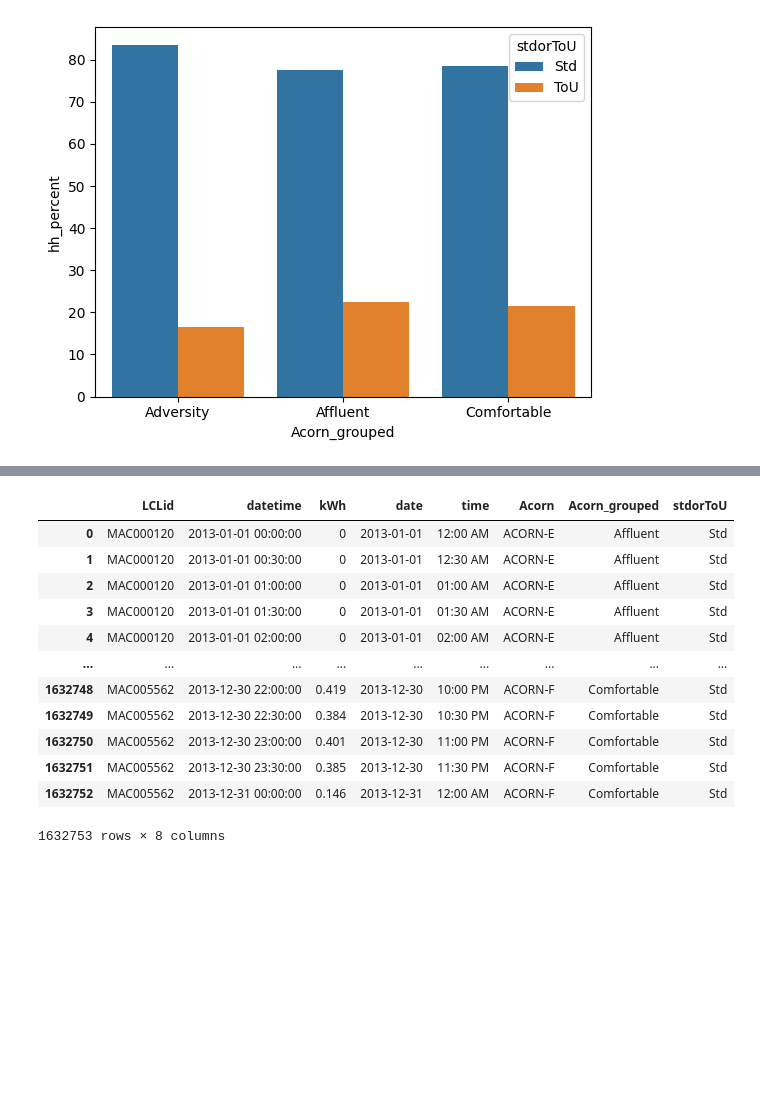
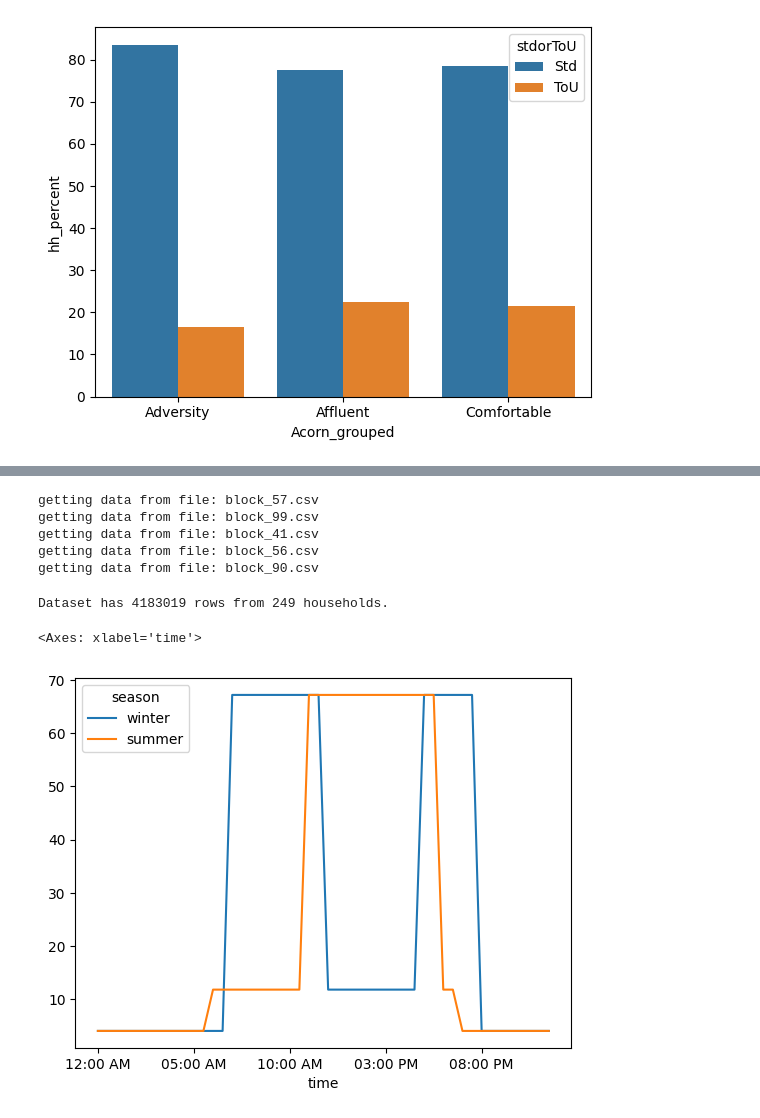
Before and after one commit to nitishsingh158/energy_consumption_data, a Jupyter notebook: energy_stats.ipynb, the cells around one changed output, grey strips where cells are left out. Drawn from its saved outputs; the diff is of its cells as text; code cells hidden in the pictures; blank space fills up the shorter version.

Commit message:
peak energy analysis

```diff
--- a/energy_stats.ipynb
+++ b/energy_stats.ipynb
@@ -44,5 +67,9 @@ hh_block_path = Path("./dataset/halfhourly_dataset/halfhourly_dataset/")
 # %%
-def get_data_from_block_files(filepath, file_count = 2):
+# Get and clean data from block files
+
+hh_block_path = Path("./dataset/halfhourly_dataset/halfhourly_dataset/")
+
+def get_data_from_block_files(filepath, file_count = 5):
     # Get a random set of files and concatenate
 
     block_list = list(filepath.glob("*.csv"))
@@ -50,8 +77,20 @@ def get_data_from_block_files(filepath, file_count = 2):
     final_df = pd.DataFrame()
     for file in file_list:
         # read file and filter only 2013 data
+        file_name = str(file).split("\\")[-1]
+        print(f"getting data from file: {file_name}")
         df = pd.read_csv(file, parse_dates=["tstp"])
         year_2013_mask = (df["tstp"] >= "2013-1-1") & (df["tstp"] <= "2013-12-31")
         final_df = pd.concat([final_df, df[year_2013_mask]])
+        final_df.dropna(how="any", inplace=True)
+
 
     return final_df.reset_index(drop=True)
+
+block_data = get_data_from_block_files(hh_block_path)
+# %% [output]
+getting data from file: block_57.csv
+getting data from file: block_99.csv
+getting data from file: block_41.csv
+getting data from file: block_56.csv
+getting data from file: block_90.csv
@@ -60,25 +97,21 @@ block_data = get_data_from_block_files(hh_block_path)
+# %%
+# clean up
+block_data.rename(columns={"tstp":"datetime", "energy(kWh/hh)":"kWh"}, inplace=True)
+block_data.drop(block_data[block_data["kWh"].isin(["Null"])].index, inplace=True)
+
+print(f"Dataset has {block_data.shape[0]} rows from {block_data.drop_duplicates(subset=['LCLid']).shape[0]} households.")
+# %% [output]
+Dataset has 4183019 rows from 249 households.
 # %%
-block_data.rename(columns={"tstp":"datetime", "energy(kWh/hh)":"kWh"}, inplace=True)
+
+block_data["kWh"] = pd.to_numeric(block_data["kWh"])
+block_data["quarter"] = block_data["datetime"].dt.quarter
 block_data["date"] = block_data["datetime"].dt.date
+block_data["month"] = block_data["datetime"].dt.month
 block_data["time"] = block_data["datetime"].apply(lambda a: a.strftime("%I:%M %p"))
 
 # pivot the data
 # df_pivoted = block_data.pivot_table(index = ["LCLid", "date"], columns=["time"], values=["kWh"], sort=False).reset_index()
 # %%
-merged_df = block_data.merge(household_data[["LCLid", "Acorn", "Acorn_grouped", "stdorToU"]], how="inner", left_on="LCLid", right_on="LCLid", copy=False, )
+# merge the household, acorn and power data
+merged_df = block_data.merge(household_data[["LCLid", "Acorn", "Acorn_grouped", "stdorToU"]], how="left", left_on="LCLid", right_on="LCLid", copy=False)
-# %%
-merged_df
-# %% [output]
-|  | LCLid | datetime | kWh | date | time | Acorn | Acorn_grouped | stdorToU |
-| 0 | MAC000120 | 2013-01-01 00:00:00 | 0 | 2013-01-01 | 12:00 AM | ACORN-E | Affluent | Std |
-| 1 | MAC000120 | 2013-01-01 00:30:00 | 0 | 2013-01-01 | 12:30 AM | ACORN-E | Affluent | Std |
-| 2 | MAC000120 | 2013-01-01 01:00:00 | 0 | 2013-01-01 | 01:00 AM | ACORN-E | Affluent | Std |
-| 3 | MAC000120 | 2013-01-01 01:30:00 | 0 | 2013-01-01 | 01:30 AM | ACORN-E | Affluent | Std |
-| 4 | MAC000120 | 2013-01-01 02:00:00 | 0 | 2013-01-01 | 02:00 AM | ACORN-E | Affluent | Std |
-| ... | ... | ... | ... | ... | ... | ... | ... | ... |
-| 1632748 | MAC005562 | 2013-12-30 22:00:00 | 0.419 | 2013-12-30 | 10:00 PM | ACORN-F | Comfortable | Std |
-| 1632749 | MAC005562 | 2013-12-30 22:30:00 | 0.384 | 2013-12-30 | 10:30 PM | ACORN-F | Comfortable | Std |
-| 1632750 | MAC005562 | 2013-12-30 23:00:00 | 0.401 | 2013-12-30 | 11:00 PM | ACORN-F | Comfortable | Std |
-| 1632751 | MAC005562 | 2013-12-30 23:30:00 | 0.385 | 2013-12-30 | 11:30 PM | ACORN-F | Comfortable | Std |
-| 1632752 | MAC005562 | 2013-12-31 00:00:00 | 0.146 | 2013-12-31 | 12:00 AM | ACORN-F | Comfortable | Std |
-1632753 rows × 8 columns
@@ -90,0 +118,7 @@ merged_df
+# %%
+# Tou rates
+tou_rate_grouped = merged_df[merged_df["stdorToU"] == "ToU"].pivot_table(index="time", columns="season", values="rate", aggfunc=np.median, sort=False)
+tou_rate_grouped.plot()
+# %% [output]
+<Axes: xlabel='time'>
+[figure, added]
```
Also changed, not shown: parts of 17 cells of this notebook.
